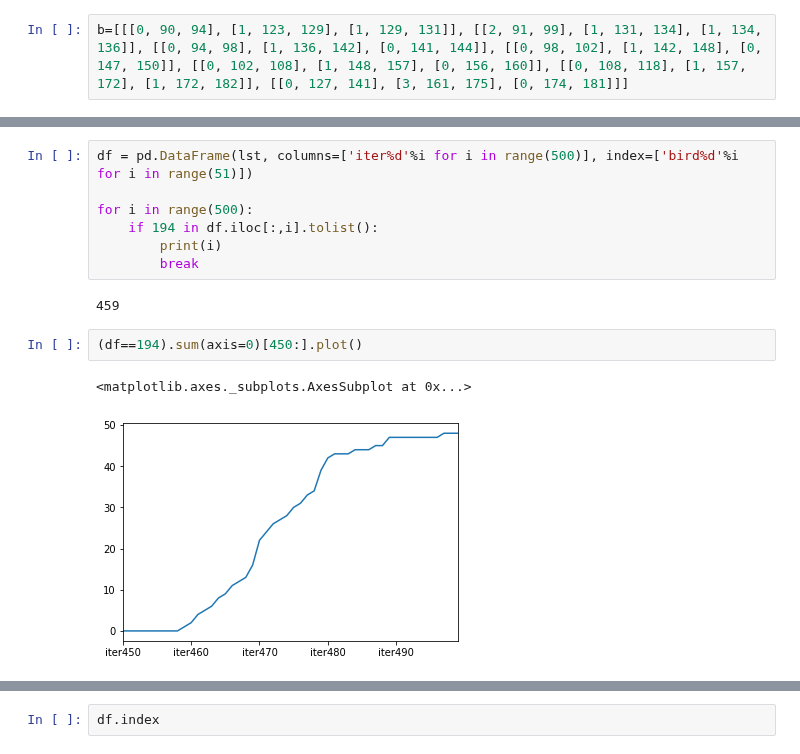
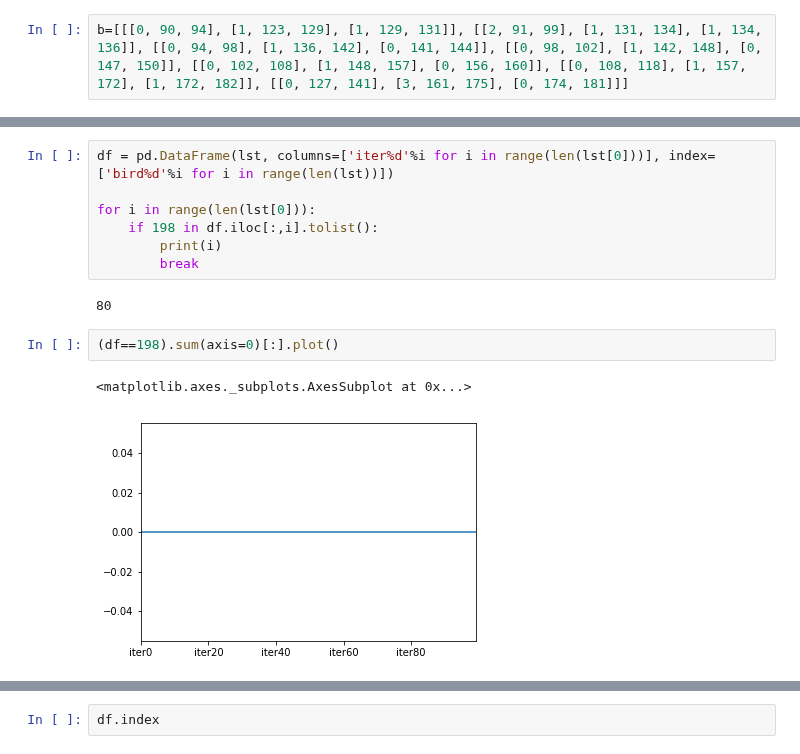
Before and after one commit to dawnohdawn/multi-object-JSSP-with-lot-spliting, a Jupyter notebook: 邻域算子试验.ipynb, the cells around one changed output, grey strips where cells are left out. Saved outputs shown, nothing was run; the diff lists cells and outputs as text.

```diff
--- a/邻域算子试验.ipynb
+++ b/邻域算子试验.ipynb
@@ -37,15 +43,15 @@ lst=[[278, 264, 261, 252, 252, 252, 252, 250, 230, 230, 230, 230, 230, 230, 230,
 # %%
-df = pd.DataFrame(lst, columns=['iter%d'%i for i in range(500)], index=['bird%d'%i for i in range(51)])
+df = pd.DataFrame(lst, columns=['iter%d'%i for i in range(len(lst[0]))], index=['bird%d'%i for i in range(len(lst))])
 
-for i in range(500):
-    if 194 in df.iloc[:,i].tolist():
+for i in range(len(lst[0])):
+    if 198 in df.iloc[:,i].tolist():
         print(i)
         break
 # %% [output]
-459
+80
 # %%
-(df==194).sum(axis=0)[450:].plot()
+(df==198).sum(axis=0)[:].plot()
 # %% [output]
 <matplotlib.axes._subplots.AxesSubplot at 0x...>
-[figure, old version]
+[figure, new version]
 # %%
```
Also changed, not shown: parts of 33 cells of this notebook, 5 other files.
